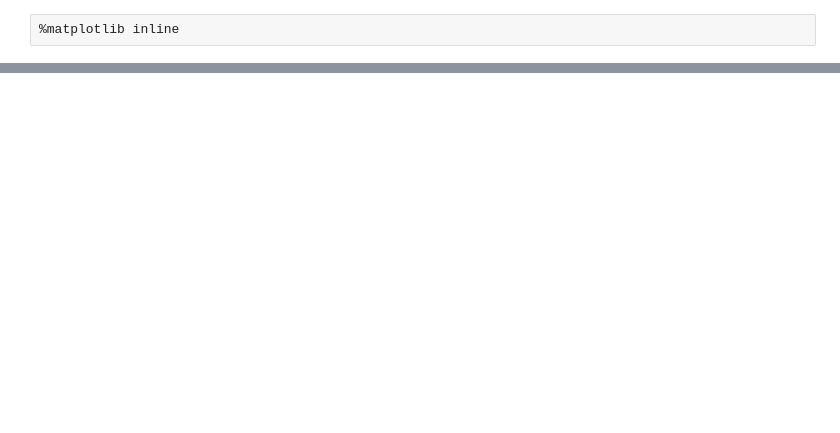
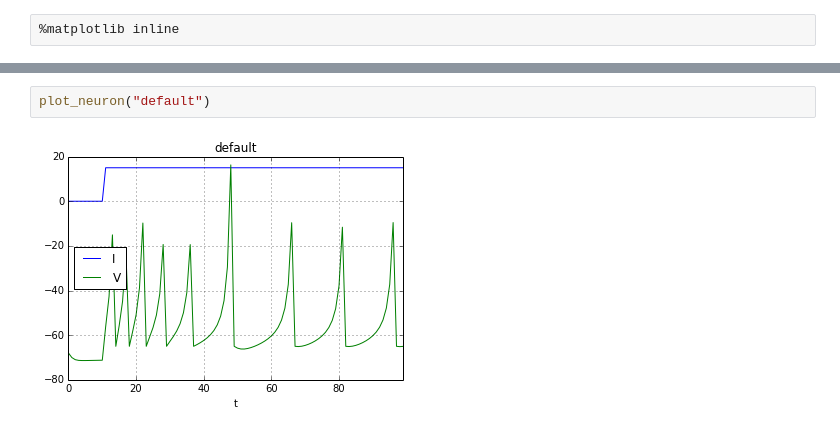
Before and after one commit to fomorians/neural-rs, a Jupyter notebook: Neural.ipynb, the cells around one changed output, grey strips where cells are left out. Saved outputs shown, nothing was run; the diff lists cells and outputs as text; blank space fills up the shorter version.

```diff
--- a/Neural.ipynb
+++ b/Neural.ipynb
@@ -27,0 +28,4 @@ py.iplot_mpl(fig)
+# %%
+plot_neuron("default")
+# %% [output]
+[figure, added]
```
Also changed, not shown: parts of 25 cells of this notebook, 28 other files.
